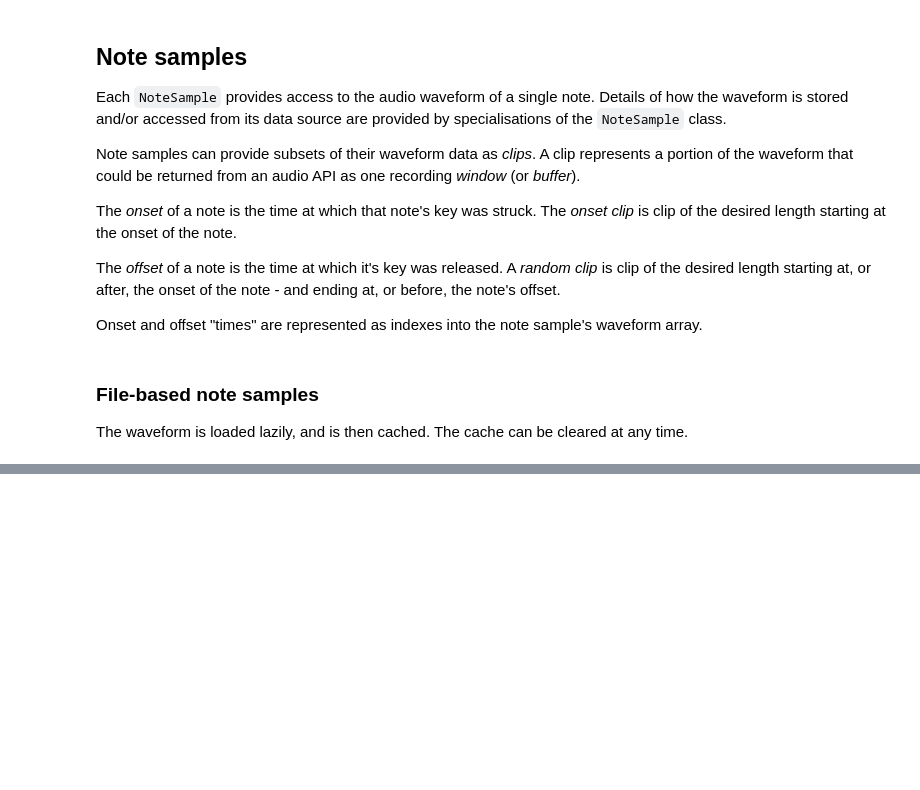
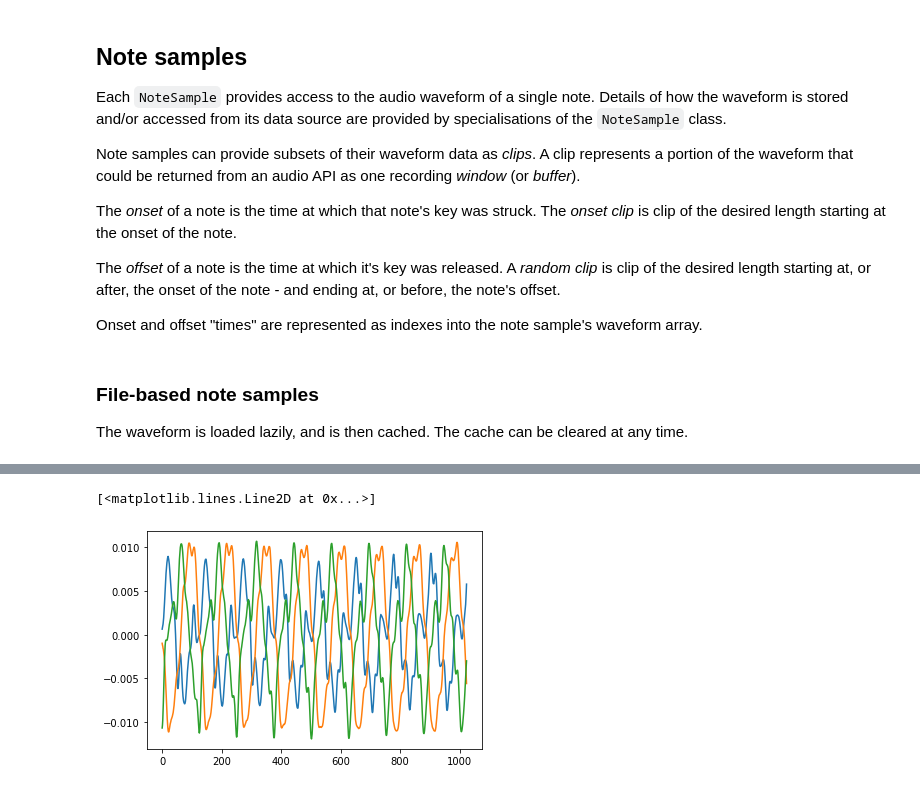
Before and after one commit to gavlock/100-days-of-code, a Jupyter notebook: machine-learning/piano/Refactoring dataset importing.ipynb, the cells around one changed output, grey strips where cells are left out. Saved outputs shown, nothing was run; the diff lists cells and outputs as text; code cells hidden in the pictures; blank space fills up the shorter version.

```diff
--- a/machine-learning/piano/Refactoring dataset importing.ipynb
+++ b/machine-learning/piano/Refactoring dataset importing.ipynb
@@ -117,0 +235,8 @@ class MAPS(DataSource):
+# %%
+# 3 random clips
+pylab.plot(range(window_size), sample.get_random_clip(window_size))
+pylab.plot(range(window_size), sample.get_random_clip(window_size))
+pylab.plot(range(window_size), sample.get_random_clip(window_size))
+# %% [output]
+[<matplotlib.lines.Line2D at 0x...>]
+[figure, added]
```
Also changed, not shown: parts of 11 cells of this notebook, 1 other file.
